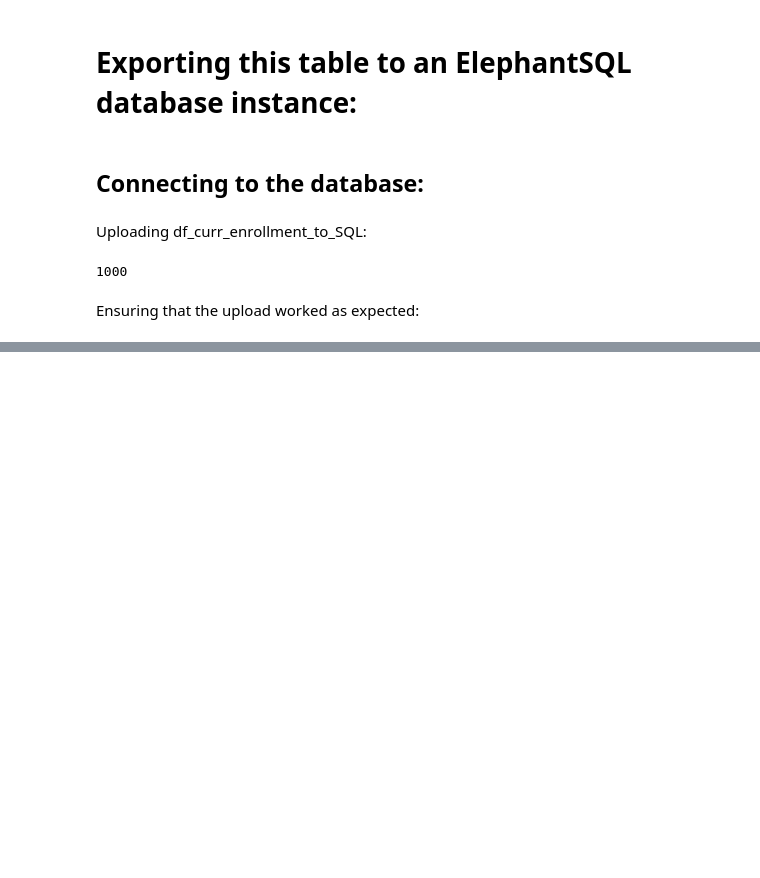
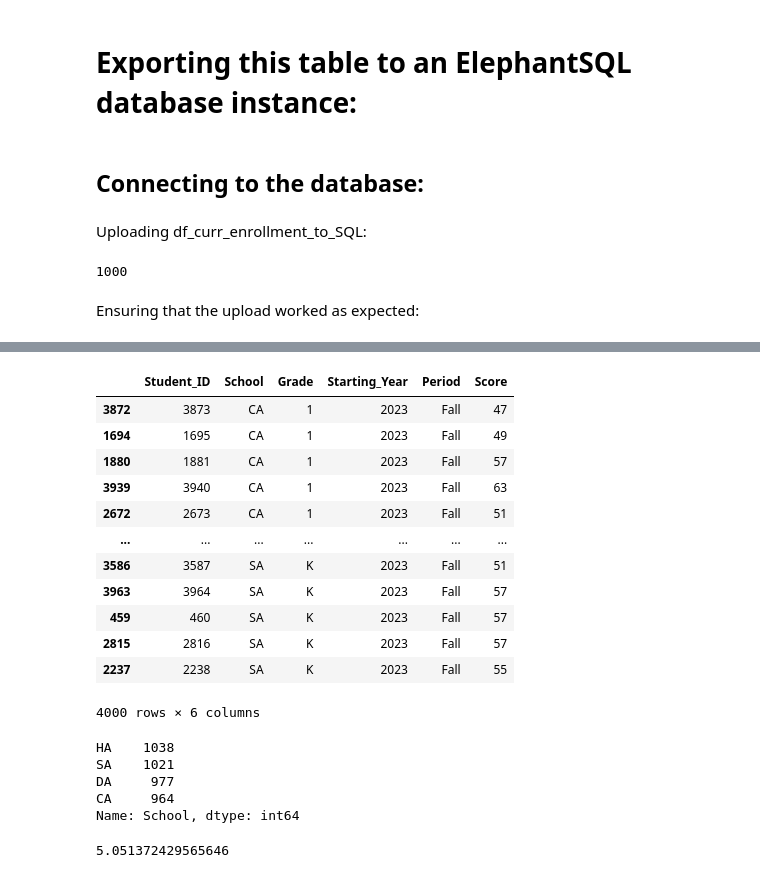
Before and after one commit to kburchfiel/dash_school_dashboard, a Jupyter notebook: database_generator.ipynb, the cells around one changed output, grey strips where cells are left out. Drawn from its saved outputs; the diff is of its cells as text; code cells hidden in the pictures; blank space fills up the shorter version.

```diff
--- a/database_generator.ipynb
+++ b/database_generator.ipynb
@@ -320,0 +337,37 @@ pd.read_sql("curr_enrollment", con = elephantsql_engine)
+# %%
+df_fall_test_results = df_curr_enrollment.copy()[
+    ['Student_ID', 'School', 'Grade']]
+df_fall_test_results['Starting_Year'] = 2023 # Starting school year
+df_fall_test_results['Period'] = 'Fall'
+df_fall_test_results['Score'] = [round(
+    rng.normal(50, 10)) for i in range(len(df_fall_test_results))]
+# rng.normal() is used so that the scores can fall (no pun intended!) along
+# a normal distribution. See
+# https://numpy.org/doc/stable/reference/random/generated/numpy.random.Generator.normal.html
+df_fall_test_results
+# %% [output]
+|  | Student_ID | School | Grade | Starting_Year | Period | Score |
+| 3872 | 3873 | CA | 1 | 2023 | Fall | 47 |
+| 1694 | 1695 | CA | 1 | 2023 | Fall | 49 |
+| 1880 | 1881 | CA | 1 | 2023 | Fall | 57 |
+| 3939 | 3940 | CA | 1 | 2023 | Fall | 63 |
+| 2672 | 2673 | CA | 1 | 2023 | Fall | 51 |
+| ... | ... | ... | ... | ... | ... | ... |
+| 3586 | 3587 | SA | K | 2023 | Fall | 51 |
+| 3963 | 3964 | SA | K | 2023 | Fall | 57 |
+| 459 | 460 | SA | K | 2023 | Fall | 57 |
+| 2815 | 2816 | SA | K | 2023 | Fall | 57 |
+| 2237 | 2238 | SA | K | 2023 | Fall | 55 |
+4000 rows × 6 columns
+# %%
+df_fall_test_results['School'].value_counts()
+# %% [output]
+HA    1038
+SA    1021
+DA     977
+CA     964
+Name: School, dtype: int64
+# %%
+rng.random()*10
+# %% [output]
+5.051372429565646
```
Also changed, not shown: parts of 17 cells of this notebook, 10 other files.
